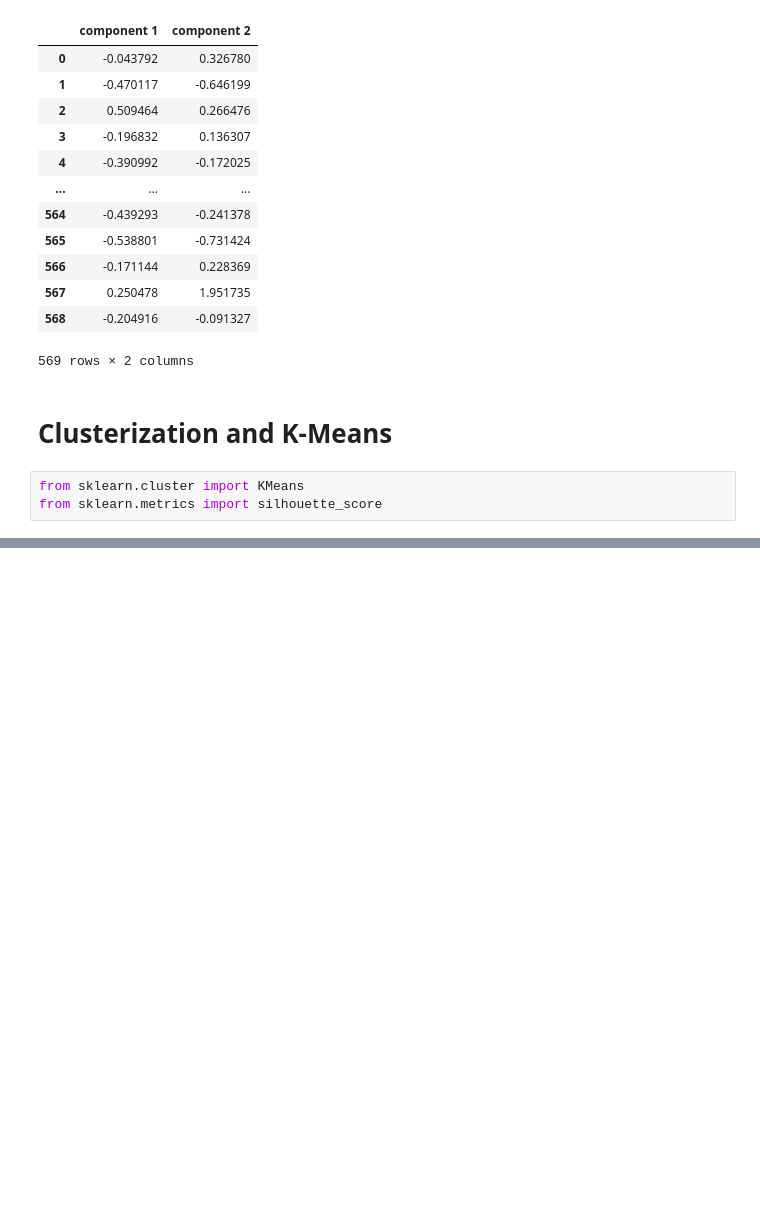
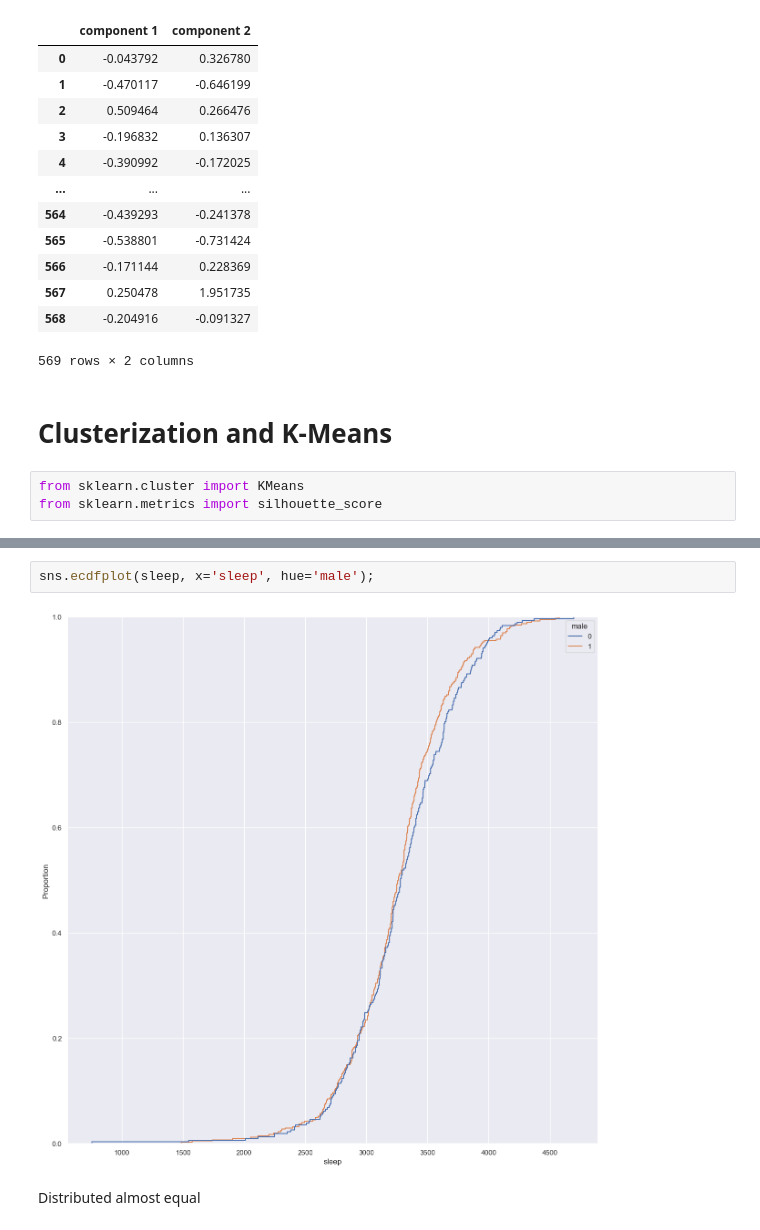
Before and after one commit to Ultraluxe25/Learning-Data-Science-and-Machine-Learning, a Jupyter notebook: Stepik courses/MGIMO Data Analysis - Hypothessis testing and Visualization in Python. PCA. Clusterization with KMeans..ipynb, the cells around one changed output, grey strips where cells are left out. Saved outputs shown, nothing was run; the diff lists cells and outputs as text; blank space fills up the shorter version.

```diff
--- a/Stepik courses/MGIMO Data Analysis - Hypothessis testing and Visualization in Python. PCA. Clusterization with KMeans..ipynb
+++ b/Stepik courses/MGIMO Data Analysis - Hypothessis testing and Visualization in Python. PCA. Clusterization with KMeans..ipynb
@@ -299,0 +404,6 @@ plt.show();
+# %%
+sns.ecdfplot(sleep, x='sleep', hue='male');
+# %% [output]
+[figure, added]
+# %% [markdown]
+Distributed almost equal
```
Also changed, not shown: parts of 38 cells of this notebook.
